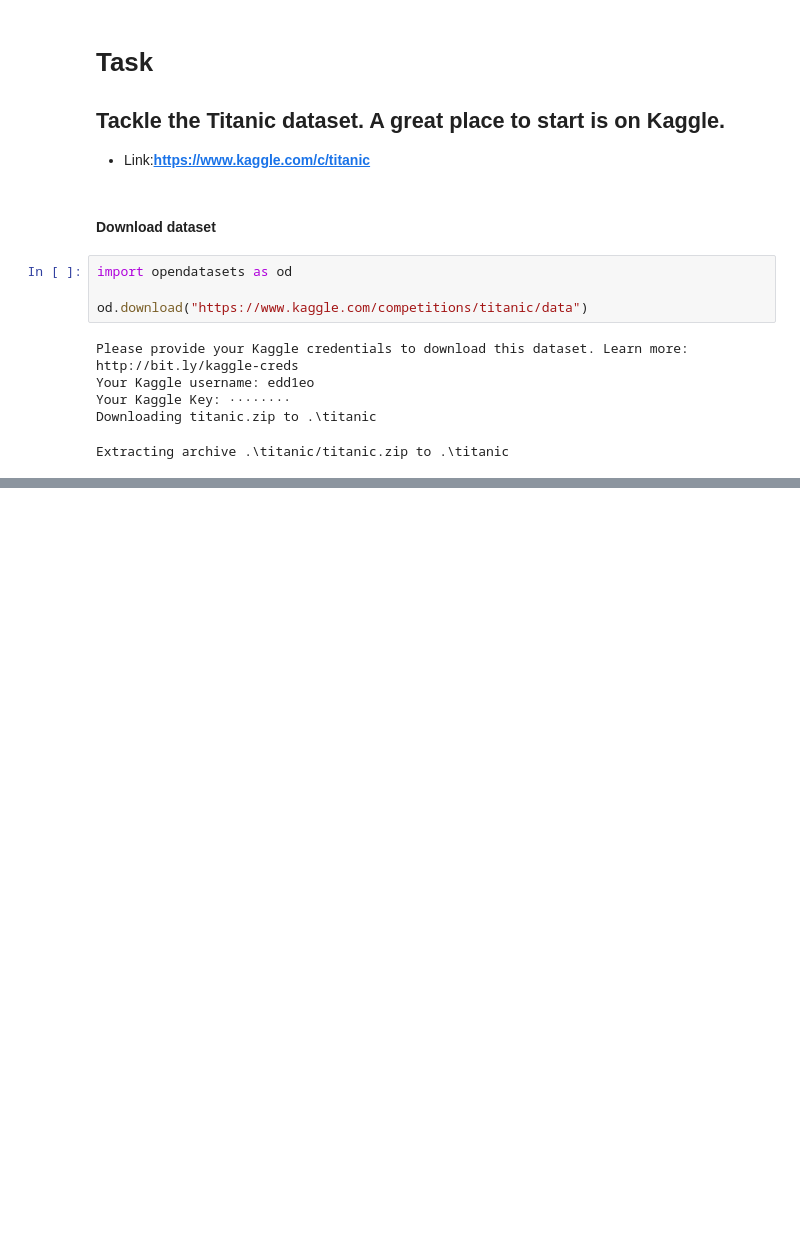
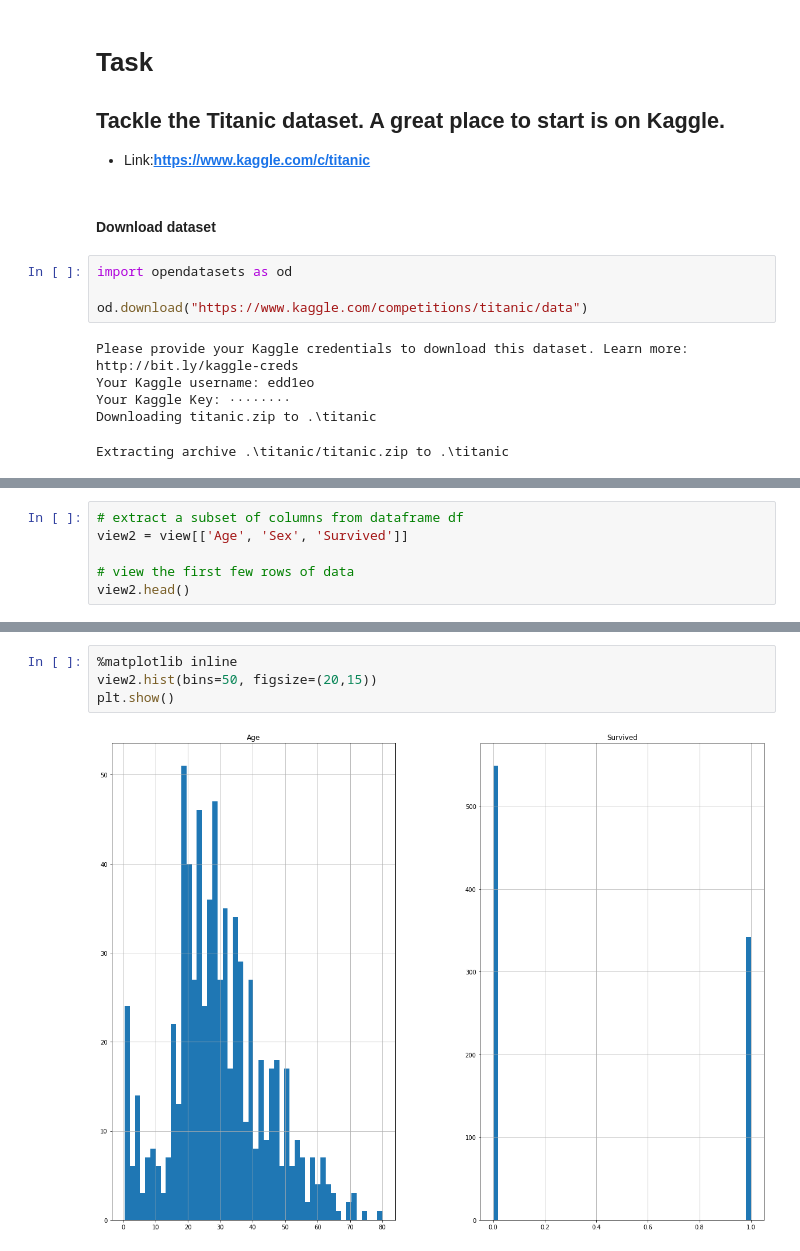
Before and after one commit to edd-ie/Hands_on_machine-learning, a Jupyter notebook: Classification_MNIST/Titanic_task3..ipynb, the cells around one changed output, grey strips where cells are left out. Cells and saved outputs as stored; diff of their text form; blank space fills up the shorter version.

```diff
--- a/Classification_MNIST/Titanic_task3..ipynb
+++ b/Classification_MNIST/Titanic_task3..ipynb
@@ -16,0 +136,6 @@ Extracting archive .\titanic/titanic.zip to .\titanic
+# %%
+# extract a subset of columns from dataframe df
+view2 = view[['Age', 'Sex', 'Survived']]
+
+# view the first few rows of data
+view2.head()
@@ -16,0 +149,6 @@ Extracting archive .\titanic/titanic.zip to .\titanic
+# %%
+%matplotlib inline
+view2.hist(bins=50, figsize=(20,15))
+plt.show()
+# %% [output]
+[figure, added]
```
Also changed, not shown: parts of 38 cells of this notebook, 1 other file.
